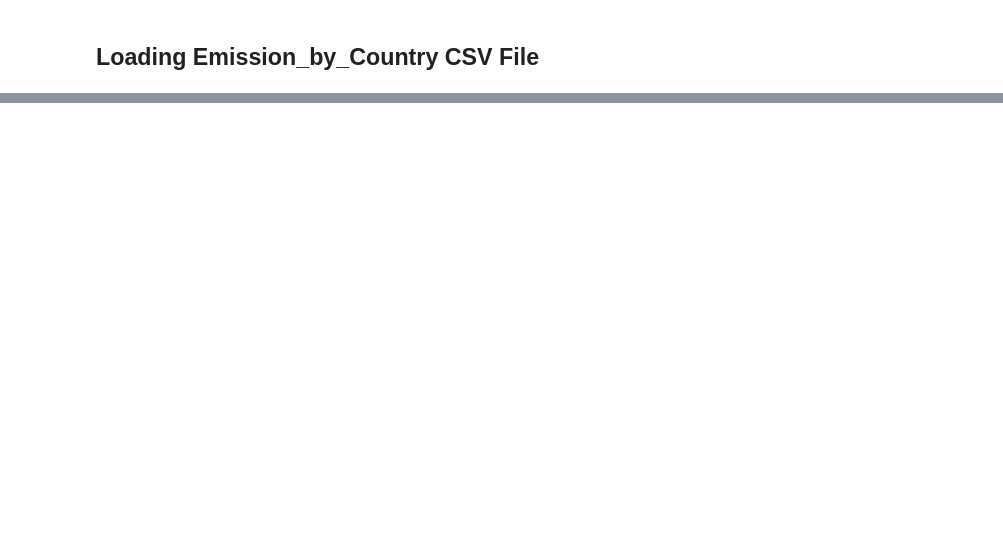
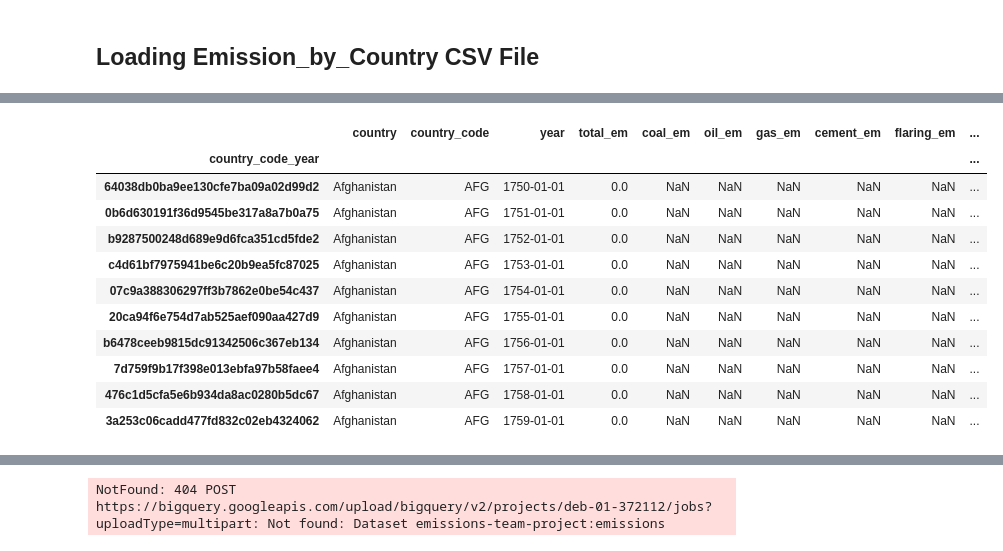
Before and after one commit to Reed-Carter/Emissions-by-Country, a Jupyter notebook: cl_edits.ipynb, the cells around one changed output, grey strips where cells are left out. Cells and saved outputs as stored; diff of their text form; code cells hidden in the pictures; blank space fills up the shorter version.

Commit message:
Load fct_emissions to bigquery

```diff
--- a/cl_edits.ipynb
+++ b/cl_edits.ipynb
@@ -21,7 +21,7 @@ TABLE_METADATA = {
             # indexes are written if only named in the schema
             bigquery.SchemaField('country_code_year', 'string', mode='REQUIRED', max_length=128),
             bigquery.SchemaField('country_code', 'string', mode='REQUIRED'),
-            bigquery.SchemaField('year', 'date', mode='REQUIRED'),
+            bigquery.SchemaField('year', 'int64', mode='REQUIRED'),
             bigquery.SchemaField('total_em', 'float64', mode='REQUIRED'),
             bigquery.SchemaField('coal_em', 'float64', mode='REQUIRED'),
             bigquery.SchemaField('oil_em', 'float64', mode='REQUIRED'),
@@ -29,8 +29,9 @@ TABLE_METADATA = {
             bigquery.SchemaField('cement_em', 'float64', mode='REQUIRED'),
             bigquery.SchemaField('flaring_em', 'float64', mode='REQUIRED'),
             bigquery.SchemaField('other_em', 'float64', mode='REQUIRED'),
-            bigquery.SchemaField('created_at', 'float64', mode='REQUIRED'),
-            bigquery.SchemaField('modified_at', 'float64', mode='REQUIRED'),
+            bigquery.SchemaField('per_capita_em', 'float64', mode='REQUIRED'),
+            bigquery.SchemaField('created_at', 'string', mode='REQUIRED'),
+            bigquery.SchemaField('modified_at', 'string', mode='REQUIRED'),
         ],
     }
 }
@@ -81,7 +82,7 @@ for col in expected_columns:
 
 #convert columns name to all lower case
 df= df.rename(columns=str.lower)
-df = df.rename(columns={'iso 3166-1 alpha-3': 'country_code','total': 'total_em', 'coal': 'coal_em', 'oil': 'oil_em', 'gas': 'gas_em', 'cement': 'cement_em', 'flaring': 'flaring_em', 'other': 'other_em'})
+df = df.rename(columns={'iso 3166-1 alpha-3': 'country_code','total': 'total_em', 'coal': 'coal_em', 'oil': 'oil_em', 'gas': 'gas_em', 'cement': 'cement_em', 'flaring': 'flaring_em', 'other': 'other_em', 'per capita': 'per_capita_em'})
 
 # log data column data types
 logger.debug(df.dtypes)
@@ -201,11 +218,11 @@ def load_table(
     logger.info(f"loaded {table.num_rows} rows into {table.full_table_id}")
 
 
-receipts = df[['receipt_id', 'receipt_num', 'receipt_date', 'customer_id', 'item_count', 'receipt_total']].drop_duplicates(keep='first')
-logger.info(f"Preparing {len(receipts.index)} unique receipts to load to bigquery")
-display(receipts.head(n=10))
+fct_emissions = df
+logger.info(f"Preparing {len(fct_emissions.index)} to load to bigquery")
+display(fct_emissions.head(n=10))
 # load to bigquery
-table_name = f"{PROJECT_NAME}.{DATASET_NAME}.{TABLE_METADATA['receipts']['table_name']}"
-schema = TABLE_METADATA['receipts']['schema']
-load_table(receipts, client, table_name, schema)
+table_name = f"{PROJECT_NAME}.{DATASET_NAME}.{TABLE_METADATA['fct_emissions']['table_name']}"
+schema = TABLE_METADATA['fct_emissions']['schema']
+load_table(fct_emissions, client, table_name, schema)
 # %% [output]
@@ -212,0 +230,12 @@ NameError: name 'List' is not defined
+|  | country | country_code | year | total_em | coal_em | oil_em | gas_em | cement_em | flaring_em | ... |
+| country_code_year |  |  |  |  |  |  |  |  |  | ... |
+| 64038db0ba9ee130cfe7ba09a02d99d2 | Afghanistan | AFG | 1750-01-01 | 0.0 | NaN | NaN | NaN | NaN | NaN | ... |
+| 0b6d630191f36d9545be317a8a7b0a75 | Afghanistan | AFG | 1751-01-01 | 0.0 | NaN | NaN | NaN | NaN | NaN | ... |
+| b9287500248d689e9d6fca351cd5fde2 | Afghanistan | AFG | 1752-01-01 | 0.0 | NaN | NaN | NaN | NaN | NaN | ... |
+| c4d61bf7975941be6c20b9ea5fc87025 | Afghanistan | AFG | 1753-01-01 | 0.0 | NaN | NaN | NaN | NaN | NaN | ... |
+| 07c9a388306297ff3b7862e0be54c437 | Afghanistan | AFG | 1754-01-01 | 0.0 | NaN | NaN | NaN | NaN | NaN | ... |
+| 20ca94f6e754d7ab525aef090aa427d9 | Afghanistan | AFG | 1755-01-01 | 0.0 | NaN | NaN | NaN | NaN | NaN | ... |
+| b6478ceeb9815dc91342506c367eb134 | Afghanistan | AFG | 1756-01-01 | 0.0 | NaN | NaN | NaN | NaN | NaN | ... |
+| 7d759f9b17f398e013ebfa97b58faee4 | Afghanistan | AFG | 1757-01-01 | 0.0 | NaN | NaN | NaN | NaN | NaN | ... |
+| 476c1d5cfa5e6b934da8ac0280b5dc67 | Afghanistan | AFG | 1758-01-01 | 0.0 | NaN | NaN | NaN | NaN | NaN | ... |
+| 3a253c06cadd477fd832c02eb4324062 | Afghanistan | AFG | 1759-01-01 | 0.0 | NaN | NaN | NaN | NaN | NaN | ... |
@@ -212,0 +243 @@ NameError: name 'List' is not defined
+NotFound: 404 POST https://bigquery.googleapis.com/upload/bigquery/v2/projects/deb-01-372112/jobs?uploadType=multipart: Not found: Dataset emissions-team-project:emissions
```
Also changed, not shown: parts of 5 cells of this notebook.
